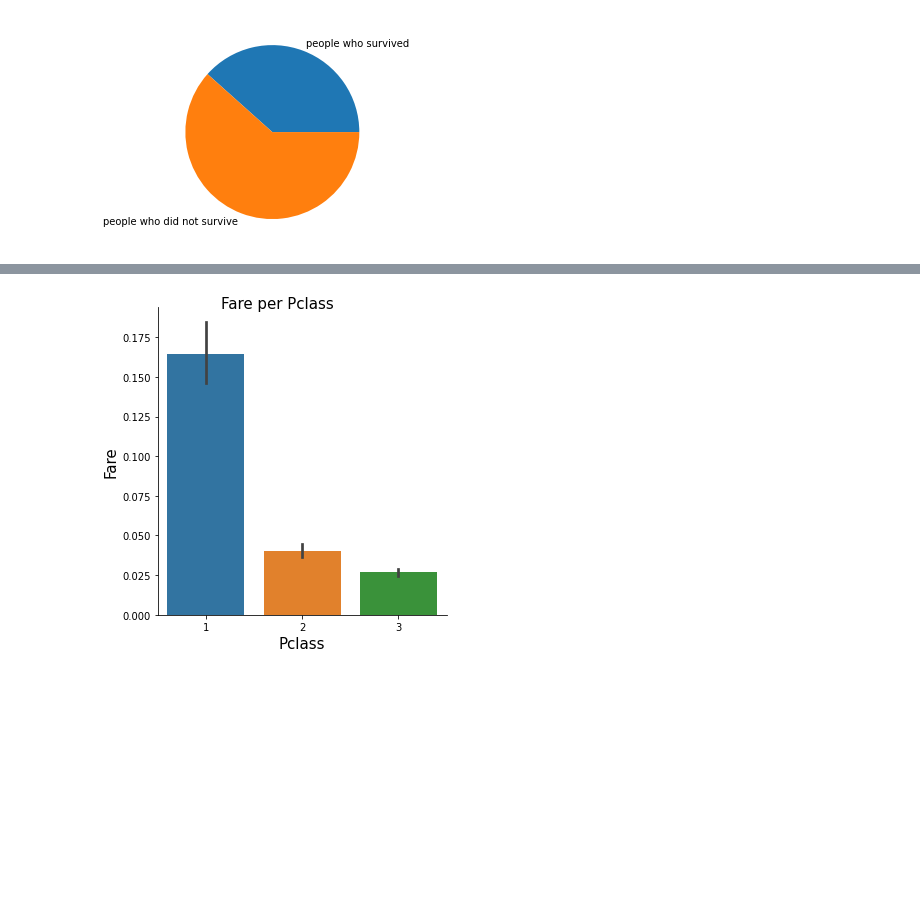
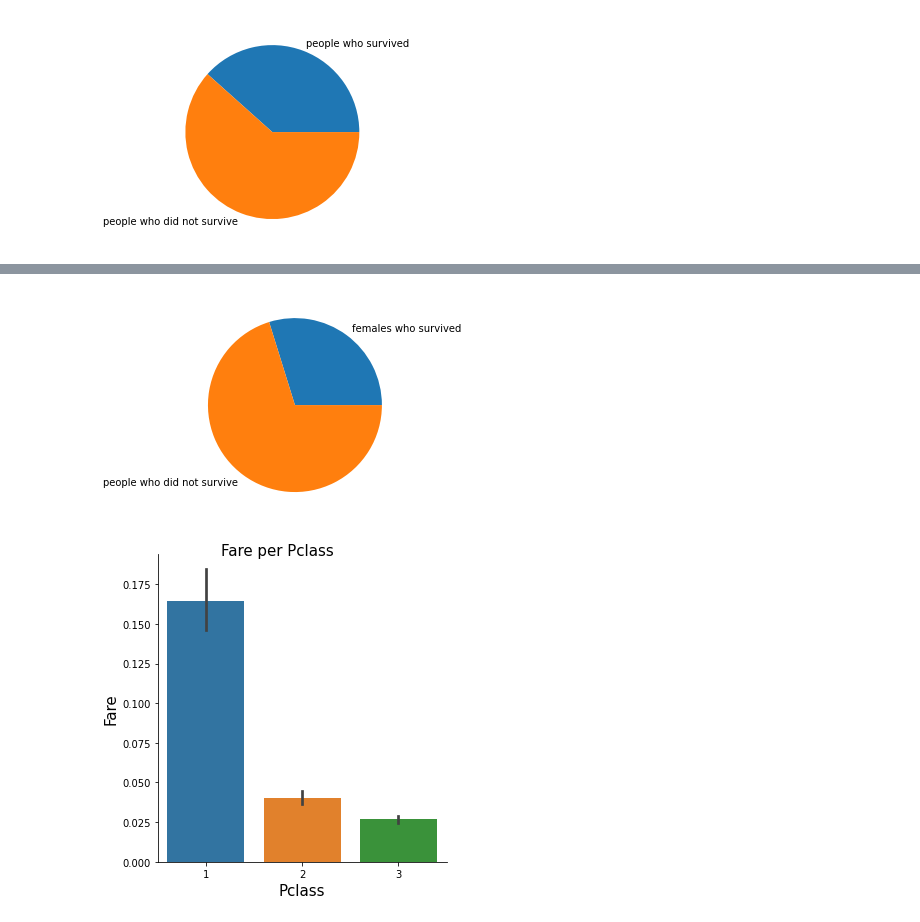
Before and after one commit to kruti002/synapse_lp_tasks, a Jupyter notebook: Week_1_task.ipynb, the cells around one changed output, grey strips where cells are left out. Drawn from its saved outputs; the diff is of its cells as text; code cells hidden in the pictures; blank space fills up the shorter version.

```diff
--- a/Week_1_task.ipynb
+++ b/Week_1_task.ipynb
@@ -341,3 +358,11 @@ KeyError: ignored
+# %%
+y = np.array([female_survived,not_survived])
+mylabels =["females who survived ","people who did not survive"]
+
+plt.pie(y, labels = mylabels)
+plt.show()
+# %% [output]
+[figure, added]
 # %%
 fig = sns.catplot(
     data = train, x = 'Pclass', y = 'Fare', kind = 'bar',
```
Also changed, not shown: parts of 8 cells of this notebook.
